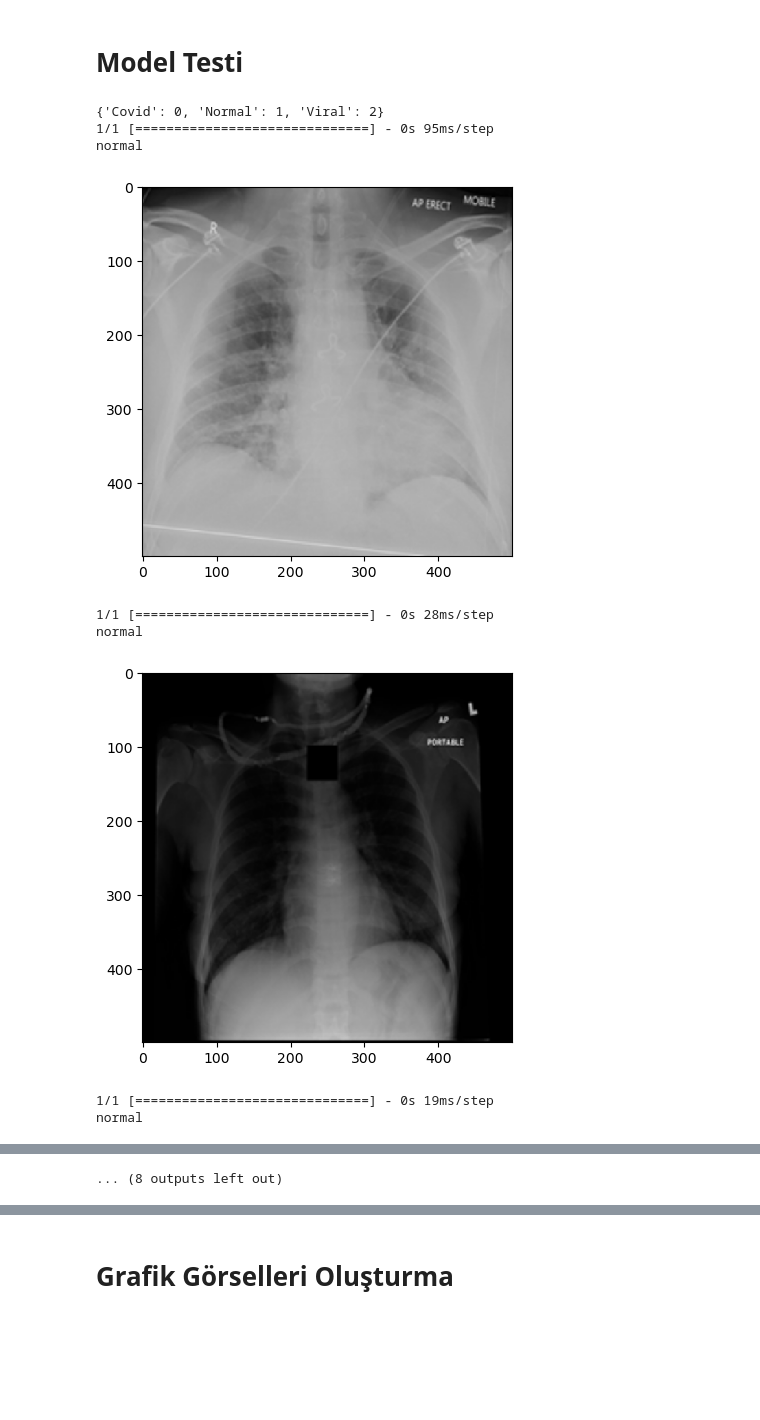
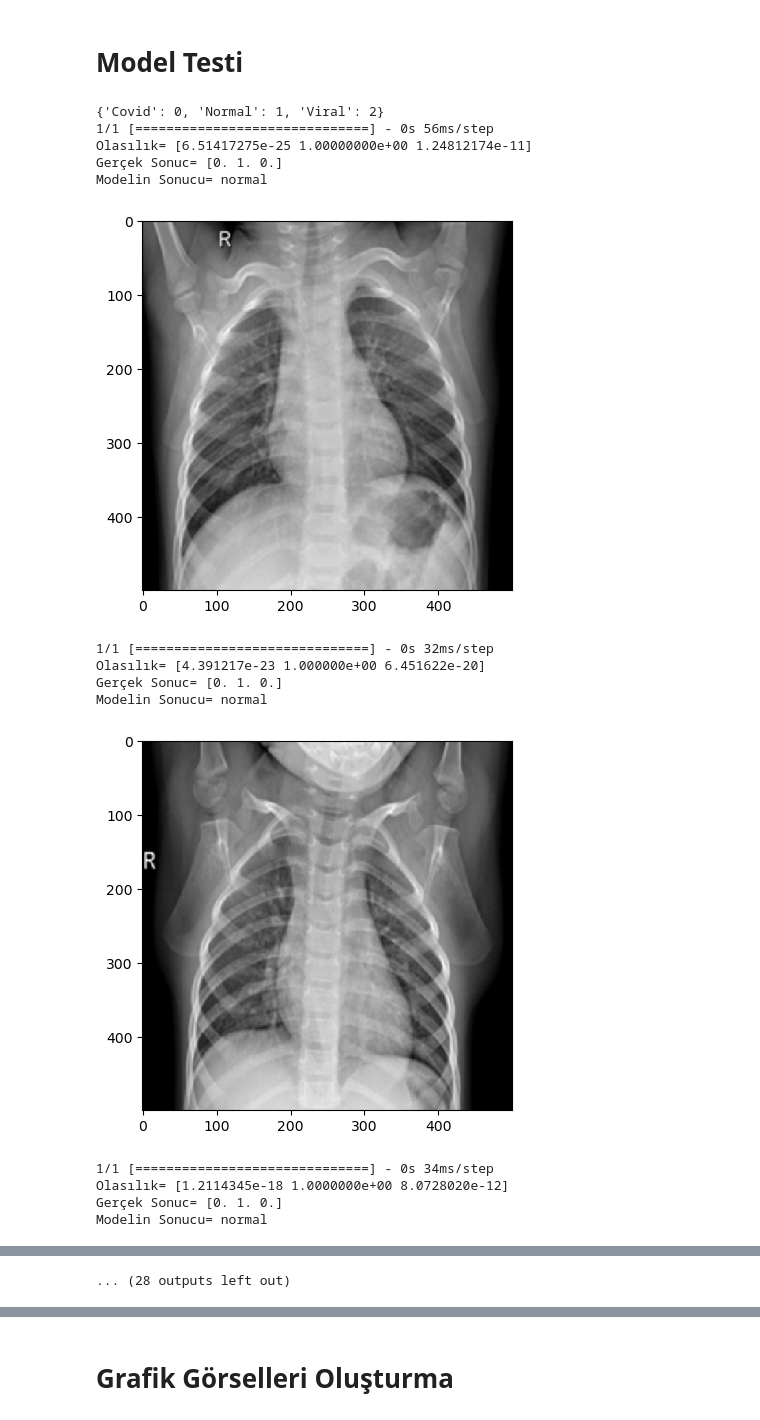
Before and after one commit to mkadir98/Tensorflow, a Jupyter notebook: TensorFlow_Veri_Hazırlama.ipynb, the cells around one changed output, grey strips where cells are left out. Cells and saved outputs as stored; diff of their text form; code cells hidden in the pictures; blank space fills up the shorter version.

```diff
--- a/TensorFlow_Veri_Hazırlama.ipynb
+++ b/TensorFlow_Veri_Hazırlama.ipynb
@@ -6,10 +6,10 @@ import torch
 from tensorflow.keras.preprocessing.image import  ImageDataGenerator
 
 base_dir=r"C:\Users\mkadi\Desktop\Bitirme\X-ray\X-ray"
-train_datagen=ImageDataGenerator(rescale=1./255,validation_split=0.9)
-test_datagen=ImageDataGenerator(rescale=1./255,validation_split=0.01)
+train_datagen=ImageDataGenerator(rescale=1./255,validation_split=0.01)
+test_datagen=ImageDataGenerator(rescale=1./255,validation_split=0.3)
 
-train_datagen=train_datagen.flow_from_directory(base_dir,target_size=(500,500),subset="training",batch_size=2)
+train_datagen=train_datagen.flow_from_directory(base_dir,target_size=(500,500),subset="training",batch_size=16)
 
-test_datagen=test_datagen.flow_from_directory(base_dir,target_size=(500,500),subset="validation",batch_size=2)
+test_datagen=test_datagen.flow_from_directory(base_dir,target_size=(500,500),subset="validation",batch_size=16)
 # %% [output]
@@ -108,5 +108,5 @@ print(gpus)
 # %% [output]
 [PhysicalDevice(name='/physical_device:GPU:0', device_type='GPU')]
 # %%
-result=model.fit(train_datagen,epochs=2,verbose=1,validation_data=test_datagen)
+result=model.fit(train_datagen,epochs=10,verbose=1,validation_data=test_datagen)
 # %% [output]
@@ -120,26 +136,35 @@ Epoch 2/2
 #model.evaluate(test_datagen)
 # %%
 print(test_datagen.class_indices)
-for _ in range(10):
+for _ in range(20):
     img,label=test_datagen.next()
     a=model.predict(img)
+    print("Olasılık=",a[0])
     np.argmax(a[0])
     plt.imshow(img[0])
+    print("Gerçek Sonuc=",label[0])
     if np.argmax(a[0])==0:
-        print("Covid")
+        print("Modelin Sonucu=","Covid")
     if np.argmax(a[0])==1:
-        print("normal")
+        print("Modelin Sonucu=","normal")
     if np.argmax(a[0])==2:
-        print("Viral")
+
+        print("Modelin Sonucu=","Viral")
 
     plt.show()
 # %% [output]
 {'Covid': 0, 'Normal': 1, 'Viral': 2}
-1/1 [==============================] - 0s 95ms/step
-normal
+1/1 [==============================] - 0s 56ms/step
+Olasılık= [6.51417275e-25 1.00000000e+00 1.24812174e-11]
+Gerçek Sonuc= [0. 1. 0.]
+Modelin Sonucu= normal
-[figure, old version]
+[figure, new version]
-1/1 [==============================] - 0s 28ms/step
-normal
+1/1 [==============================] - 0s 32ms/step
+Olasılık= [4.391217e-23 1.000000e+00 6.451622e-20]
+Gerçek Sonuc= [0. 1. 0.]
+Modelin Sonucu= normal
-[figure, old version]
+[figure, new version]
-1/1 [==============================] - 0s 19ms/step
-normal
+1/1 [==============================] - 0s 34ms/step
+Olasılık= [1.2114345e-18 1.0000000e+00 8.0728020e-12]
+Gerçek Sonuc= [0. 1. 0.]
+Modelin Sonucu= normal
@@ -156,4 +187,4 @@ Viral
-... (8 outputs left out)
+... (28 outputs left out)
 # %%
 from PIL import Image
 from skimage import transform
```
Also changed, not shown: parts of 14 cells of this notebook.
